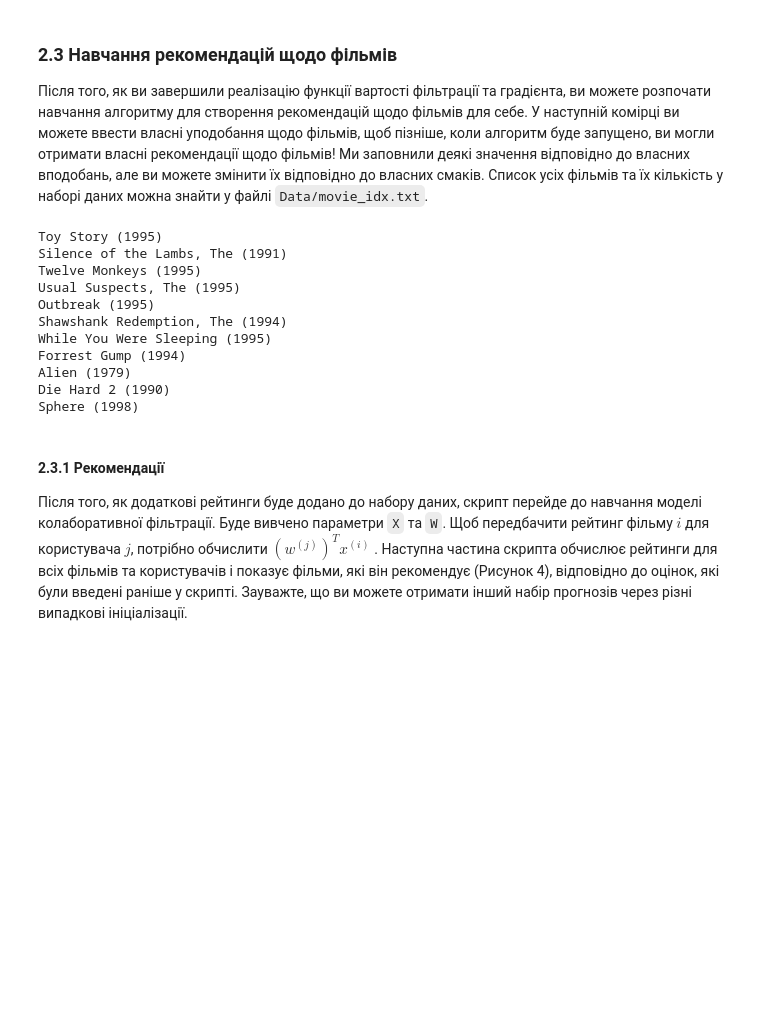
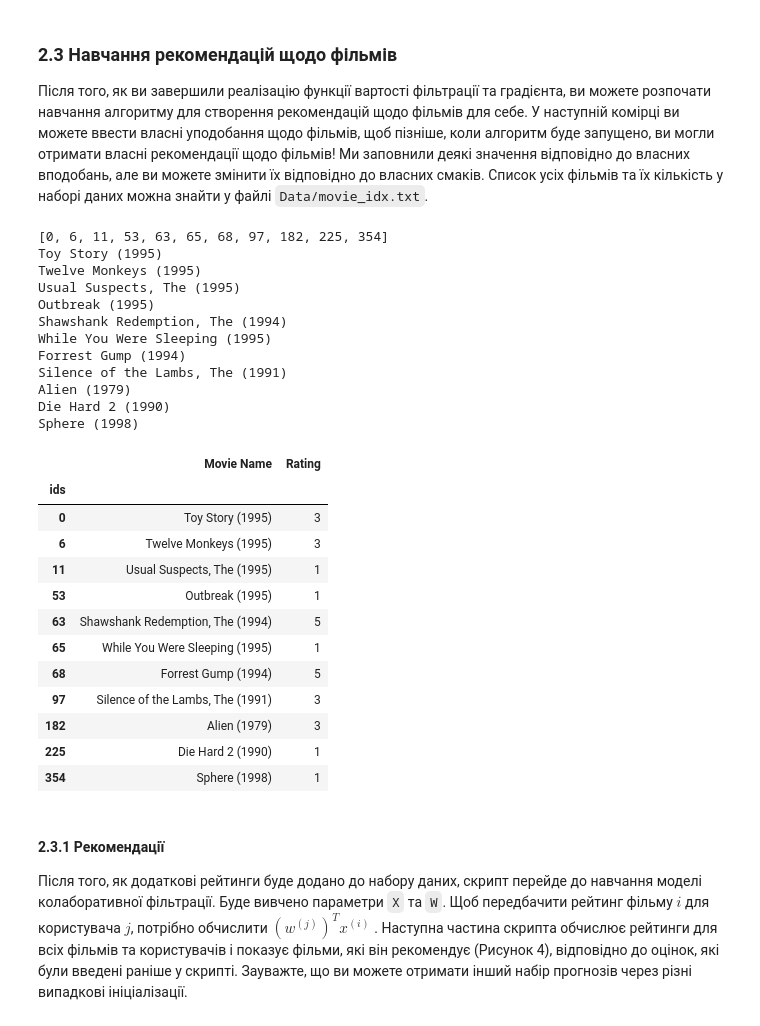
Before and after one commit to Petrenko-Anton/Data-Science-GoIT, a Jupyter notebook: HW_07/Домашнє завдання Module 7.ipynb, the cells around one changed output. Cells and saved outputs as stored; diff of their text form; code cells hidden in the pictures; blank space fills up the shorter version.

```diff
--- a/HW_07/Домашнє завдання Module 7.ipynb
+++ b/HW_07/Домашнє завдання Module 7.ipynb
@@ -229,20 +280,58 @@ movieList = loadMovieList()
 # %%
 movies_id_list = [0, 97, 6, 11, 53, 63, 65, 68, 182, 225, 354]
 
+movies_id_list.sort()
+
 for movie in movies_id_list:
-  print(movieList[movie])
+    print(movieList[movie])
 # %% [output]
+[0, 6, 11, 53, 63, 65, 68, 97, 182, 225, 354]
 Toy Story (1995)
-Silence of the Lambs, The (1991)
 Twelve Monkeys (1995)
 Usual Suspects, The (1995)
 Outbreak (1995)
 Shawshank Redemption, The (1994)
 While You Were Sleeping (1995)
 Forrest Gump (1994)
+Silence of the Lambs, The (1991)
 Alien (1979)
 Die Hard 2 (1990)
 Sphere (1998)
+# %%
+#  Initialize my ratings
+my_ratings = np.zeros(len(names))
+
+# create random user with random taste
+
+for id in movies_id_list:
+    my_ratings[id] = np.random.uniform(1.0, 6.0)
+
+
+movie_names = []
+ratings = []
+
+for i in range(len(my_ratings)):
+    if my_ratings[i] > 0:
+        movie_names.append(names[i])
+        ratings.append(int(my_ratings[i]))
+
+pd.DataFrame(
+    {"ids": movies_id_list, "Movie Name": movie_names, "Rating": ratings}
+).set_index("ids").sort_index()
+# %% [output]
+|  | Movie Name | Rating |
+| ids |  |  |
+| 0 | Toy Story (1995) | 3 |
+| 6 | Twelve Monkeys (1995) | 3 |
+| 11 | Usual Suspects, The (1995) | 1 |
+| 53 | Outbreak (1995) | 1 |
+| 63 | Shawshank Redemption, The (1994) | 5 |
+| 65 | While You Were Sleeping (1995) | 1 |
+| 68 | Forrest Gump (1994) | 5 |
+| 97 | Silence of the Lambs, The (1991) | 3 |
+| 182 | Alien (1979) | 3 |
+| 225 | Die Hard 2 (1990) | 1 |
+| 354 | Sphere (1998) | 1 |
 # %% [markdown]
 #### 2.3.1 Рекомендації
 
```
Also changed, not shown: parts of 7 cells of this notebook, 1 other file.
